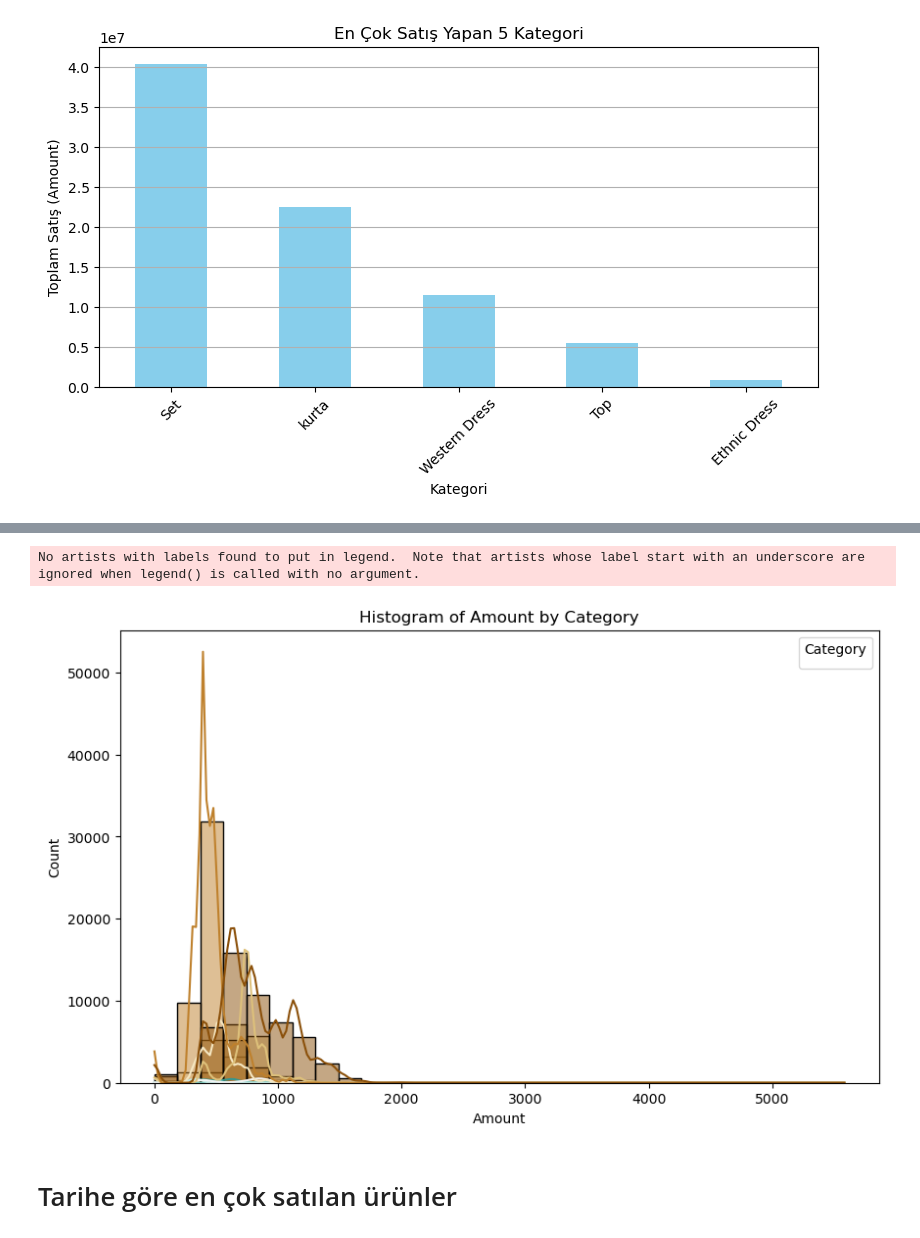
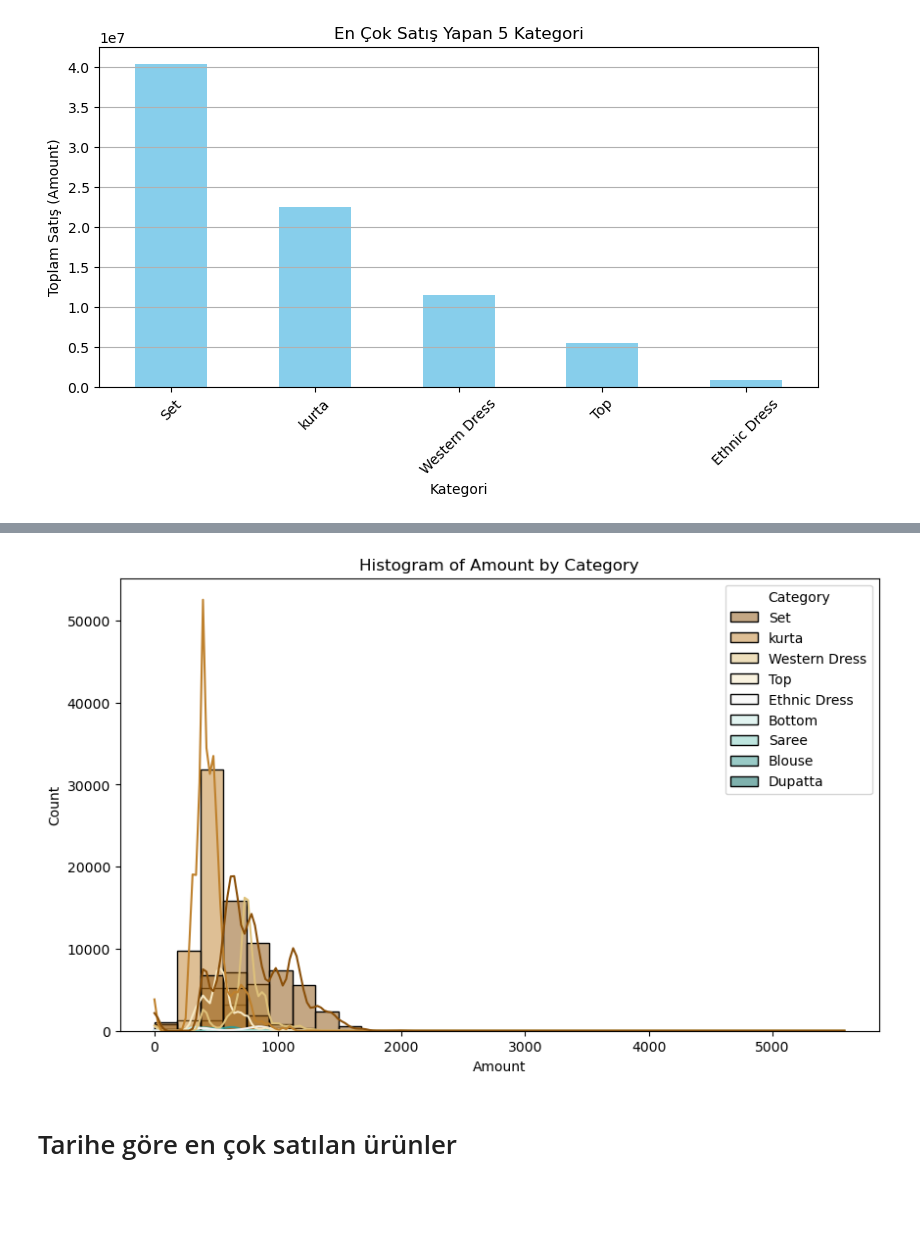
Before and after one commit to nur922/Python-Data-Analysis, a Jupyter notebook: AmazonSaleAnalysis.ipynb, the cells around one changed output, grey strips where cells are left out. Saved outputs shown, nothing was run; the diff lists cells and outputs as text; code cells hidden in the pictures; blank space fills up the shorter version.

```diff
--- a/AmazonSaleAnalysis.ipynb
+++ b/AmazonSaleAnalysis.ipynb
@@ -179,0 +244,3 @@ Index(['Order ID', 'Date', 'Status', 'Fulfilment', 'Sales Channel ',
+# %%
+df.drop(["promotion-ids","ship-postal-code","currency"],axis=1,inplace=True)
+df.sample()
@@ -204,14 +333,12 @@ plt.show()
 # %%
 plt.figure(figsize=(10,6))
 sbn.histplot(data=df, x="Amount", hue="Category", bins=30, kde=True, palette="BrBG")
 plt.title("Histogram of Amount by Category")
 plt.xlabel("Amount")
 plt.ylabel("Count")
-plt.legend(title='Category')
 plt.show()
 # %% [output]
-No artists with labels found to put in legend.  Note that artists whose label start with an underscore are ignored when legend() is called with no argument.
-[figure, old version]
+[figure, new version]
 # %% [markdown]
 # Tarihe göre en çok satılan ürünler
 # %%
```
Also changed, not shown: parts of 25 cells of this notebook.
